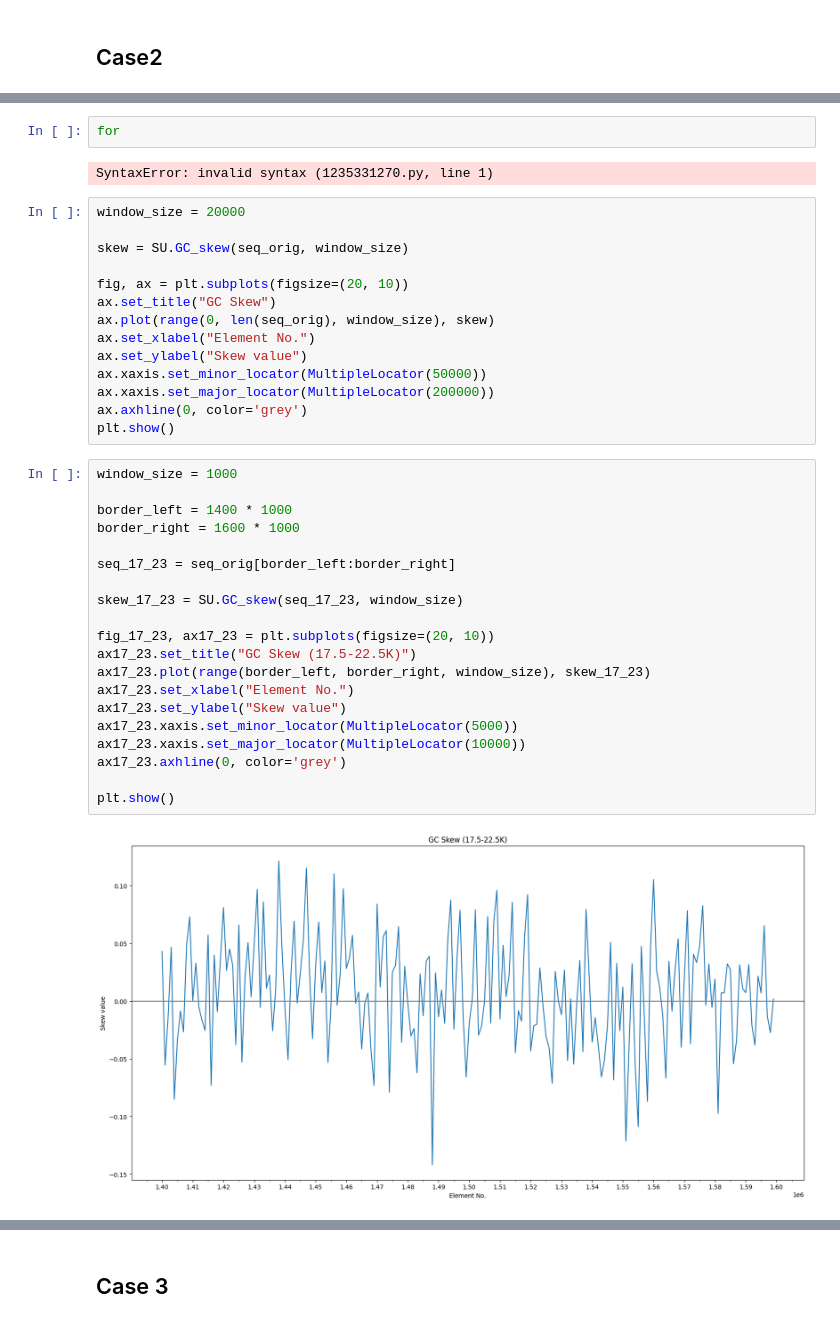
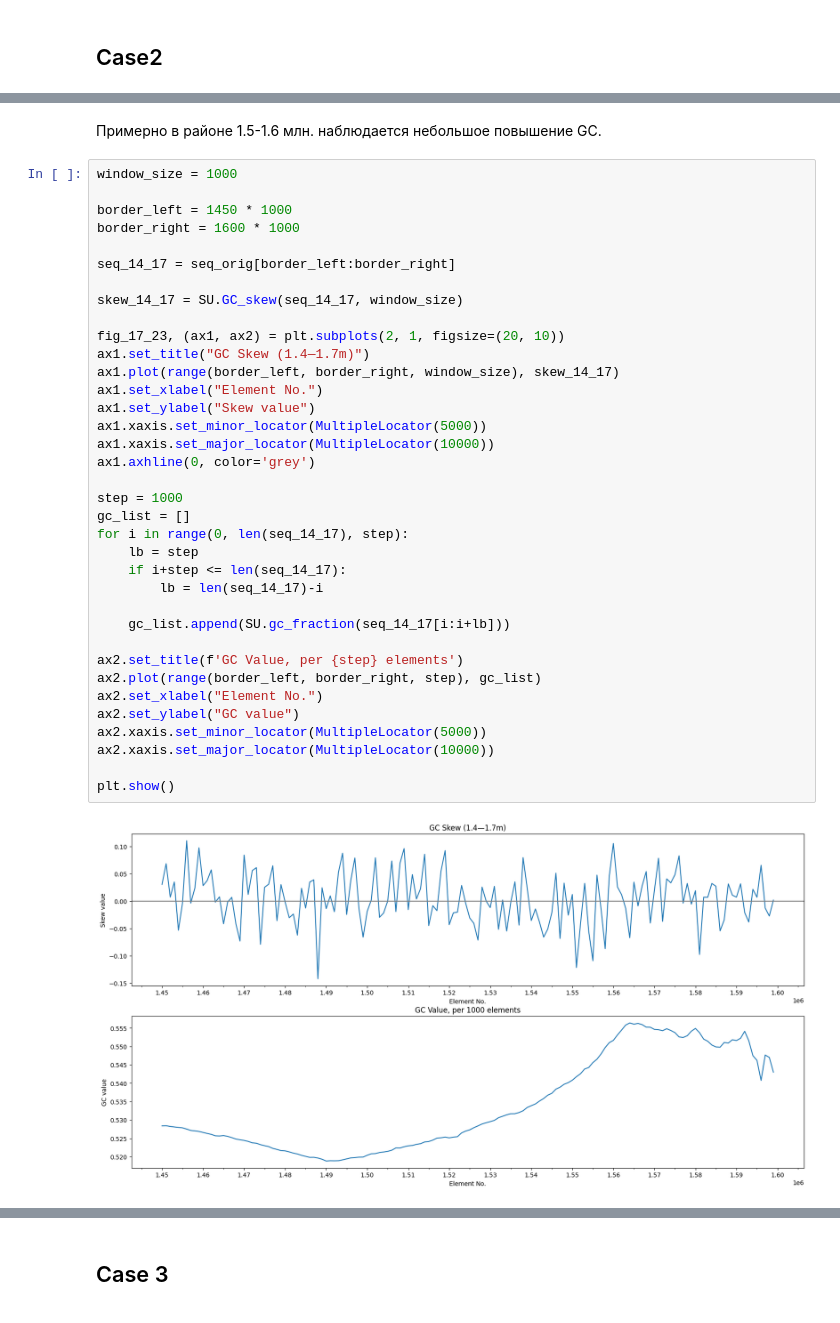
Before and after one commit to Nickitarius/fatsa_contest, a Jupyter notebook: case1.ipynb, the cells around one changed output, grey strips where cells are left out. Cells and saved outputs as stored; diff of their text form.

```diff
--- a/case1.ipynb
+++ b/case1.ipynb
@@ -220,40 +235,40 @@ Original GC score: 0.551168768022136
-# %%
-for
-# %% [output]
-SyntaxError: invalid syntax (1235331270.py, line 1)
-# %%
-window_size = 20000
-
-skew = SU.GC_skew(seq_orig, window_size)
-
-fig, ax = plt.subplots(figsize=(20, 10))
-ax.set_title("GC Skew")
-ax.plot(range(0, len(seq_orig), window_size), skew)
-ax.set_xlabel("Element No.")
-ax.set_ylabel("Skew value")
-ax.xaxis.set_minor_locator(MultipleLocator(50000))
-ax.xaxis.set_major_locator(MultipleLocator(200000))
-ax.axhline(0, color='grey')
-plt.show()
+# %% [markdown]
+Примерно в районе 1.5-1.6 млн. наблюдается небольшое повышение GC.
 # %%
 window_size = 1000
 
-border_left = 1400 * 1000
+border_left = 1450 * 1000
 border_right = 1600 * 1000
 
-seq_17_23 = seq_orig[border_left:border_right]
+seq_14_17 = seq_orig[border_left:border_right]
 
-skew_17_23 = SU.GC_skew(seq_17_23, window_size)
+skew_14_17 = SU.GC_skew(seq_14_17, window_size)
 
-fig_17_23, ax17_23 = plt.subplots(figsize=(20, 10))
-ax17_23.set_title("GC Skew (17.5-22.5K)")
-ax17_23.plot(range(border_left, border_right, window_size), skew_17_23)
-ax17_23.set_xlabel("Element No.")
-ax17_23.set_ylabel("Skew value")
-ax17_23.xaxis.set_minor_locator(MultipleLocator(5000))
-ax17_23.xaxis.set_major_locator(MultipleLocator(10000))
-ax17_23.axhline(0, color='grey')
+fig_17_23, (ax1, ax2) = plt.subplots(2, 1, figsize=(20, 10))
+ax1.set_title("GC Skew (1.4—1.7m)")
+ax1.plot(range(border_left, border_right, window_size), skew_14_17)
+ax1.set_xlabel("Element No.")
+ax1.set_ylabel("Skew value")
+ax1.xaxis.set_minor_locator(MultipleLocator(5000))
+ax1.xaxis.set_major_locator(MultipleLocator(10000))
+ax1.axhline(0, color='grey')
+
+step = 1000
+gc_list = []
+for i in range(0, len(seq_14_17), step):
+    lb = step
+    if i+step <= len(seq_14_17):
+        lb = len(seq_14_17)-i
+
+    gc_list.append(SU.gc_fraction(seq_14_17[i:i+lb]))
+
+ax2.set_title(f'GC Value, per {step} elements')
+ax2.plot(range(border_left, border_right, step), gc_list)
+ax2.set_xlabel("Element No.")
+ax2.set_ylabel("GC value")
+ax2.xaxis.set_minor_locator(MultipleLocator(5000))
+ax2.xaxis.set_major_locator(MultipleLocator(10000))
 
 plt.show()
 # %% [output]
-[figure, old version]
+[figure, new version]
```
Also changed, not shown: parts of 9 cells of this notebook.
